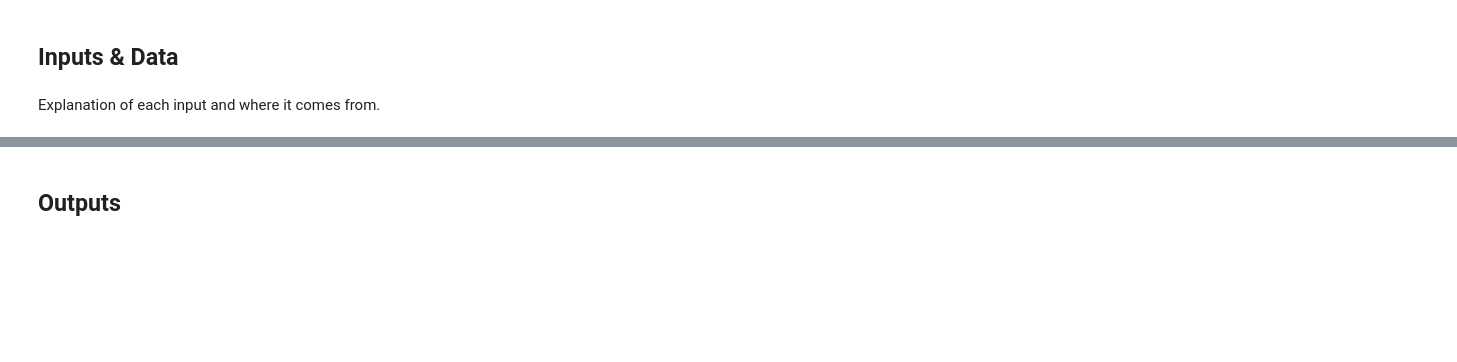
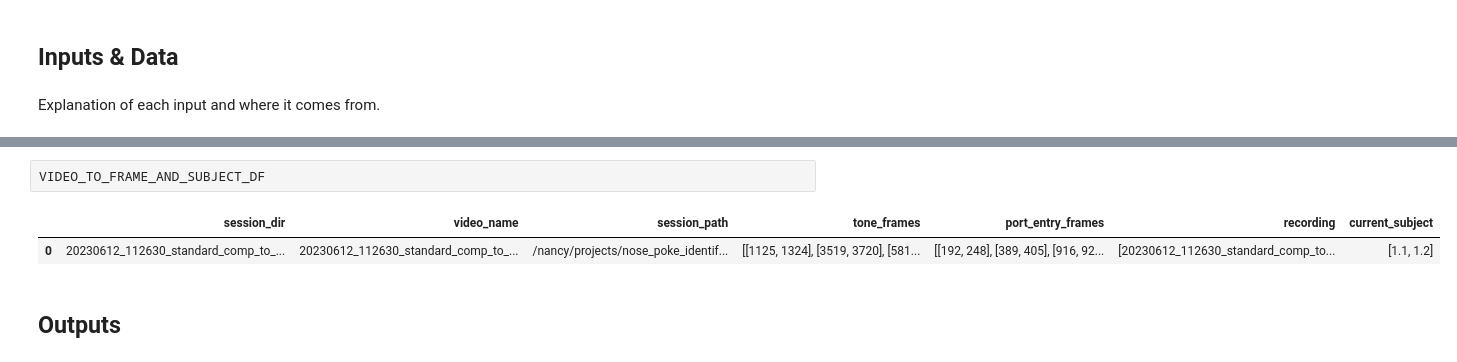
Before and after one commit to padillacoreanolab/nose_poke_identifier, a Jupyter notebook: results/2023_09_07_nose_poke_extraction/02_calculate_distance_to_port.ipynb, the cells around one changed output, grey strips where cells are left out. Cells and saved outputs as stored; diff of their text form; blank space fills up the shorter version.

```diff
--- a/results/2023_09_07_nose_poke_extraction/02_calculate_distance_to_port.ipynb
+++ b/results/2023_09_07_nose_poke_extraction/02_calculate_distance_to_port.ipynb
@@ -37,6 +50,11 @@ MED_PC_HEIGHT = 24
 FRAME_RATE = 22
 WINDOW_SIZE = 25
 DISTANCE_THRESHOLD = 2
+# %%
+VIDEO_TO_FRAME_AND_SUBJECT_DF
+# %% [output]
+|  | session_dir | video_name | session_path | tone_frames | port_entry_frames | recording | current_subject |
+| 0 | 20230612_112630_standard_comp_to_... | 20230612_112630_standard_comp_to_... | /nancy/projects/nose_poke_identif... | [[1125, 1324], [3519, 3720], [581... | [[192, 248], [389, 405], [916, 92... | [20230612_112630_standard_comp_to... | [1.1, 1.2] |
 # %% [markdown]
 ## Outputs
 # %% [markdown]
```
Also changed, not shown: parts of 54 cells of this notebook.
